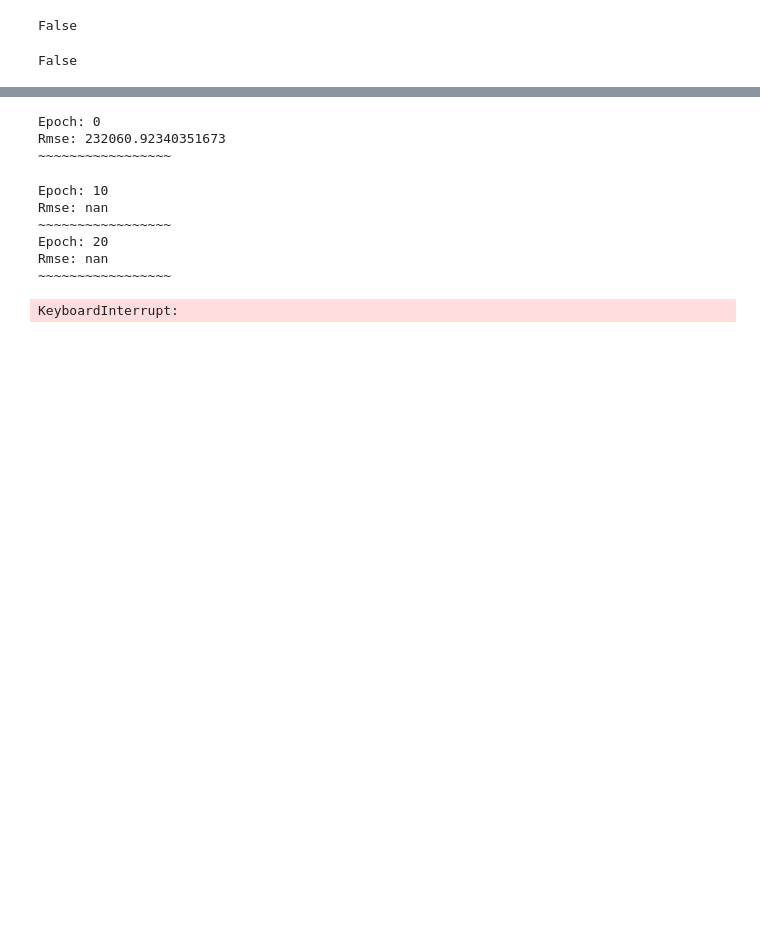
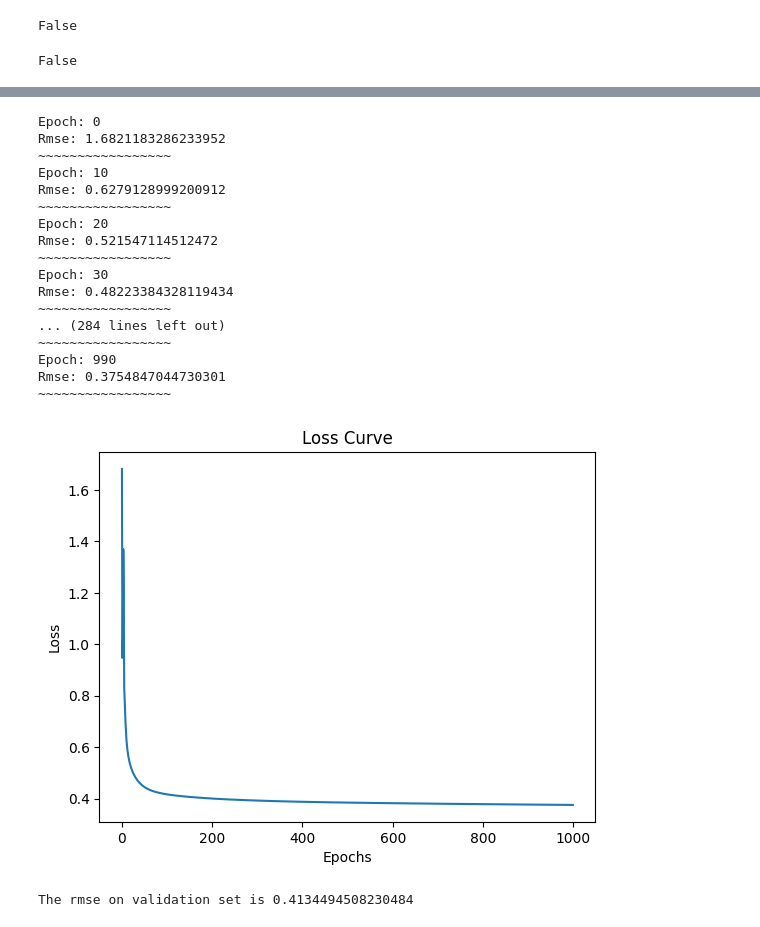
Before and after one commit to pranzalkhadka/NeuroInsight, a Jupyter notebook: regression_tutorial.ipynb, the cells around one changed output, grey strips where cells are left out. Cells and saved outputs as stored; diff of their text form; code cells hidden in the pictures; blank space fills up the shorter version.

Commit message:
added visualization techniques

```diff
--- a/regression_tutorial.ipynb
+++ b/regression_tutorial.ipynb
@@ -80,5 +85,11 @@ weights, biases = parameter_init.initialize_parameters()
+# %%
+n_classes = 1
+n_layers = 3
+n_neurons_per_layer = 50
 # %%
 forward_propagation = ForwardPropagationForRegression()
 back_propagation = BackPropagationForRegression()
 update_parameters = UpdateParameters()
-evaluation = Evaluation(n_classes)
+evaluation = Evaluation()
+visualization = Visualization()
+parameter_init = ParameterInitialization(X_train.shape[0], n_layers, n_neurons_per_layer, n_classes)
@@ -85,24 +100,48 @@ evaluation = Evaluation(n_classes)
 # %%
-epochs = 100
-learning_rate = 0.01
+epochs = 1000
+learning_rate = 0.1
 # %%
+losses = []
+
 for i in range(epochs):
     forward_output = forward_propagation.forward_propagation_regression(weights, biases, X_train)
     back_output = back_propagation.back_propagation_regression(forward_output, weights, X_train, Y_train, m)
-    weights, biases = update_parameters.update_parameters(weights, biases, back_output, learning_rate)
+    derivatives = {key: value for key, value in back_output.items() if key.startswith('d')}
+    weights, biases = update_parameters.update_parameters(weights, biases, derivatives, learning_rate)
+
     key, value = list(forward_output.items())[-1]
+
+    loss = evaluation.root_mean_squared_error(value.flatten(), Y_train)
+    losses.append(loss)
+
     if i % 10 == 0:
         print("Epoch:", i)
-        print(f"Rmse: {(evaluation.root_mean_squared_error(value, Y_train))}")
+        Y_predicted = value.flatten()
+        print(f"Rmse: {(evaluation.root_mean_squared_error(Y_predicted, Y_train))}")
         print("~~~~~~~~~~~~~~~~~")
 # %% [output]
 Epoch: 0
-Rmse: 232060.92340351673
+Rmse: 1.6821183286233952
 ~~~~~~~~~~~~~~~~~
+Epoch: 10
+Rmse: 0.6279128999200912
+~~~~~~~~~~~~~~~~~
+Epoch: 20
+Rmse: 0.521547114512472
+~~~~~~~~~~~~~~~~~
+Epoch: 30
+Rmse: 0.48223384328119434
+~~~~~~~~~~~~~~~~~
+... (284 lines left out)
+~~~~~~~~~~~~~~~~~
+Epoch: 990
+Rmse: 0.3754847044730301
+~~~~~~~~~~~~~~~~~
-Epoch: 10
-Rmse: nan
-~~~~~~~~~~~~~~~~~
-Epoch: 20
-Rmse: nan
-~~~~~~~~~~~~~~~~~
-KeyboardInterrupt:
+# %%
+visualization.plot_loss_curve(losses)
+# %% [output]
+[figure, added]
+# %%
+print(f"The rmse on validation set is {evaluation.regression_validation_predictions(weights, biases, X_val, Y_val)}")
+# %% [output]
+The rmse on validation set is 0.4134494508230484
```
Also changed, not shown: parts of 12 cells of this notebook, 11 other files.
